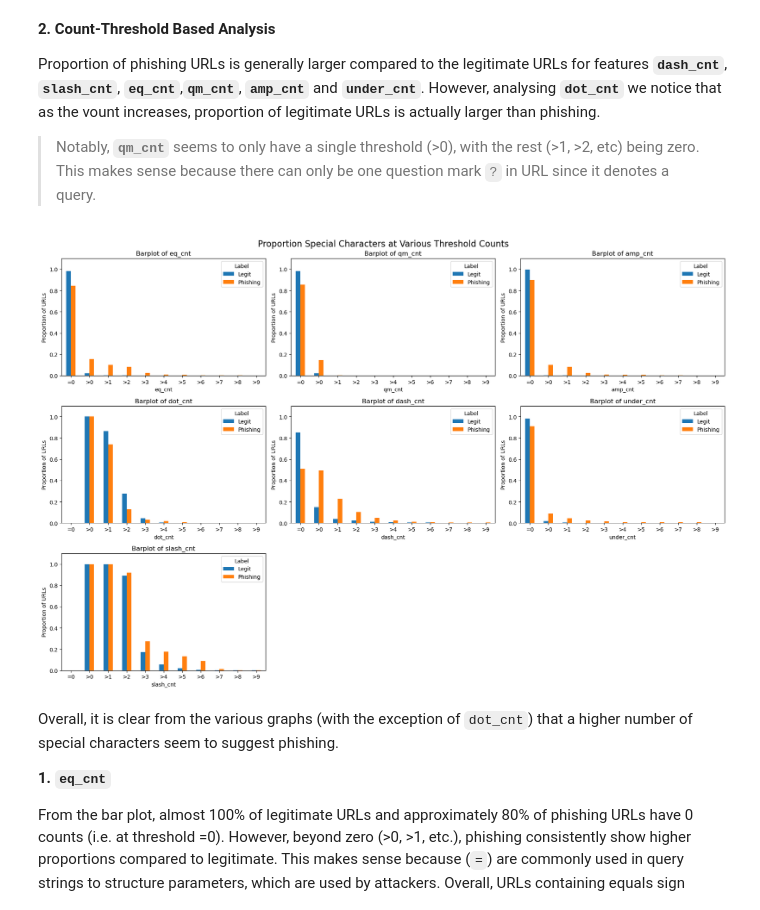
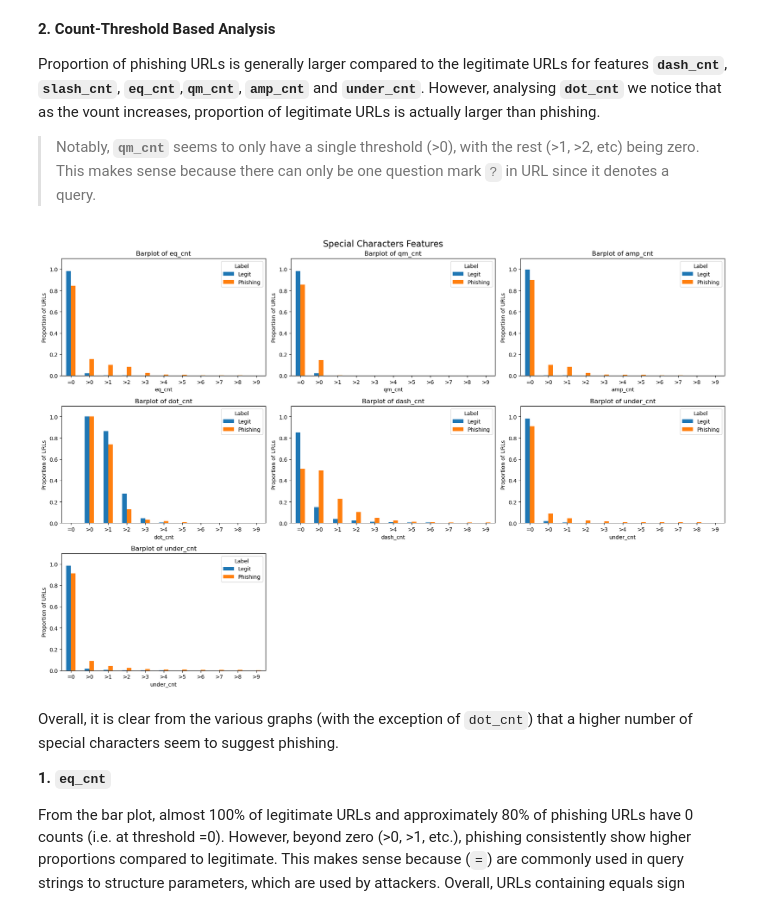
Before and after one commit to QMathsdude/phishing-url-detector, a Jupyter notebook: notebooks/01_EDA.ipynb, the cells around one changed output. Drawn from its saved outputs; the diff is of its cells as text; code cells hidden in the pictures.

```diff
--- a/notebooks/01_EDA.ipynb
+++ b/notebooks/01_EDA.ipynb
@@ -483,7 +485,7 @@ Therefore, the following analysis steps were carried out:
 - Count-Threshold — Overcome the large amount is zeros issue
 # %%
 # Special character only features
-features_special = ['eq_cnt', 'qm_cnt', 'amp_cnt', 'dot_cnt', 'dash_cnt', 'under_cnt', 'slash_cnt']
+features_special = ['eq_cnt', 'qm_cnt', 'amp_cnt', 'dot_cnt', 'dash_cnt', 'under_cnt', 'under_cnt', 'slash_cnt', 'dash_cnt']
 # %% [markdown]
 **1. Using Stripplot**
 
@@ -522,35 +524,35 @@ axes = axes.flatten()
 thresholds = range(10)  # 0-7
 
 # Plot loop
 for i, col in enumerate(features_special):
     # Build dataframe directly
     bar_df = pd.DataFrame()
     # =0 case
     bar_df['=0'] = (df_filter[col] == 0).groupby(df_filter['label']).mean()
     # thresholds
     for t in thresholds:
         bar_df[f'>{t}'] = (df_filter[col] > t).groupby(df_filter['label']).mean()
     bar_df = bar_df.T
 
     # Plot
     bar_df.plot(kind='bar', ax=axes[i])
     axes[i].set_ylim(0, 1.1)
     axes[i].set_xlabel(col)
     axes[i].set_ylabel("Proportion of URLs")
     axes[i].legend(title='Label', labels=["Legit", "Phishing"])
     axes[i].tick_params(axis='x', rotation=0)
     axes[i].set_title(f'Barplot of {col}')
 
 # Hide unused subplot
 axes[-1].set_visible(False)
 axes[-2].set_visible(False)
 
 # Title + layout
-fig.suptitle("Proportion Special Characters at Various Threshold Counts", fontsize=16)
+fig.suptitle("Special Characters Features", fontsize=16)
 plt.tight_layout()
 plt.show()
 # %% [output]
-[figure, old version]
+[figure, new version]
 # %% [markdown]
 Overall, it is clear from the various graphs (with the exception of `dot_cnt`) that a higher number of special characters seem to suggest phishing.
 
```
Also changed, not shown: parts of 11 cells of this notebook.
